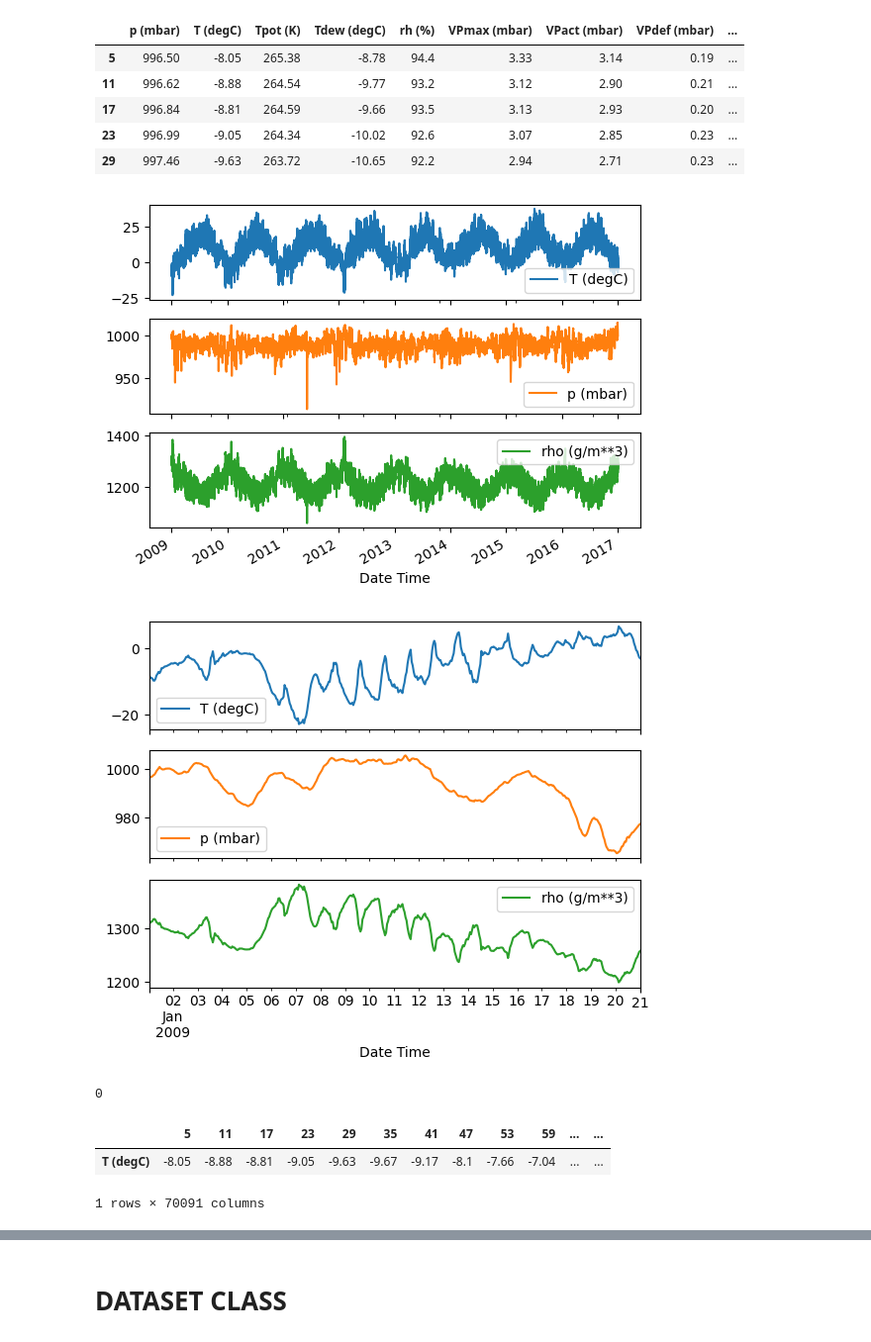
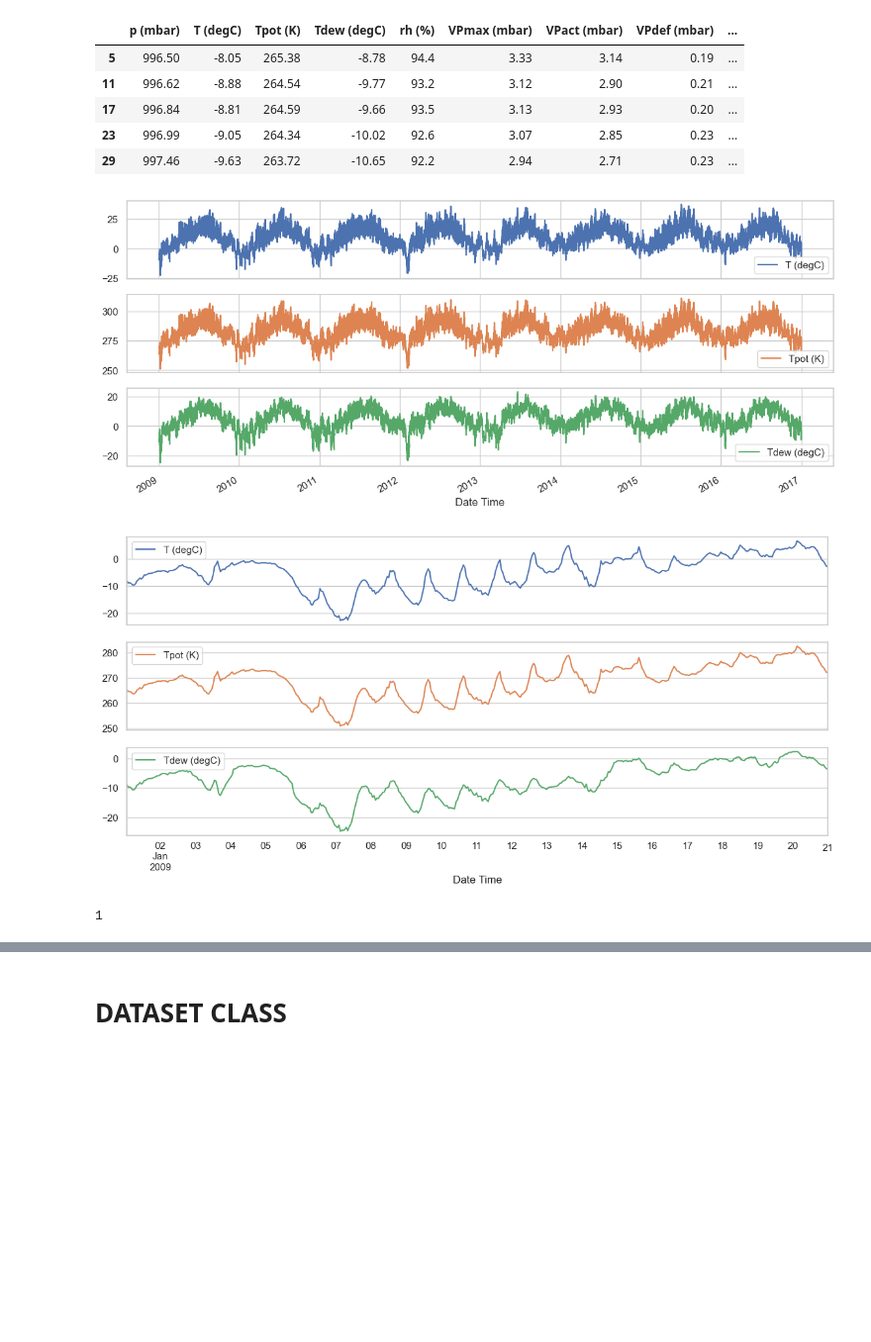
Before and after one commit to PeterSaletra/time-series-forecasting-rpi, a Jupyter notebook: main.ipynb, the cells around one changed output, grey strips where cells are left out. Shown at 99% size. Cells and saved outputs as stored; diff of their text form; code cells hidden in the pictures; blank space fills up the shorter version.

Commit message:
added plots

```diff
--- a/main.ipynb
+++ b/main.ipynb
@@ -59,29 +109,22 @@ df.head()
 | 23 | 996.99 | -9.05 | 264.34 | -10.02 | 92.6 | 3.07 | 2.85 | 0.23 | ... |
 | 29 | 997.46 | -9.63 | 263.72 | -10.65 | 92.2 | 2.94 | 2.71 | 0.23 | ... |
 # %%
-plot_cols = ['T (degC)', 'p (mbar)', 'rho (g/m**3)']
+plot_cols = ['T (degC)', 'Tpot (K)', 'Tdew (degC)']
 plot_features = df[plot_cols]
 plot_features.index = date_time
 _ = plot_features.plot(subplots=True)
 
 plot_features = df[plot_cols][:480]
 plot_features.index = date_time[:480]
 _ = plot_features.plot(subplots=True)
 # %% [output]
-[figure, old version]
+[figure, new version]
-[figure, old version]
+[figure, new version]
 # %%
 target_col = 'T (degC)'
 sequence_length = 24
-df = df[[target_col]]
 df.describe().transpose()
 target_index = df.columns.get_loc(target_col)
 print(target_index)
 # %% [output]
-0
+1
-# %%
-df.transpose()
-# %% [output]
-|  | 5 | 11 | 17 | 23 | 29 | 35 | 41 | 47 | 53 | 59 | ... | ... |
-| T (degC) | -8.05 | -8.88 | -8.81 | -9.05 | -9.63 | -9.67 | -9.17 | -8.1 | -7.66 | -7.04 | ... | ... |
-1 rows × 70091 columns
```
Also changed, not shown: parts of 34 cells of this notebook.
